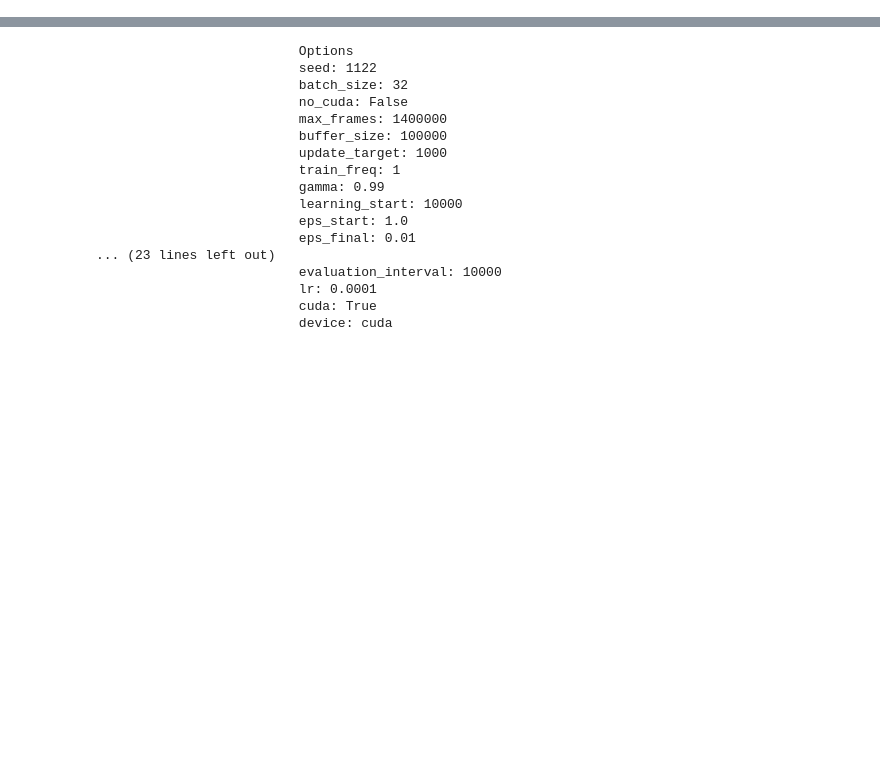
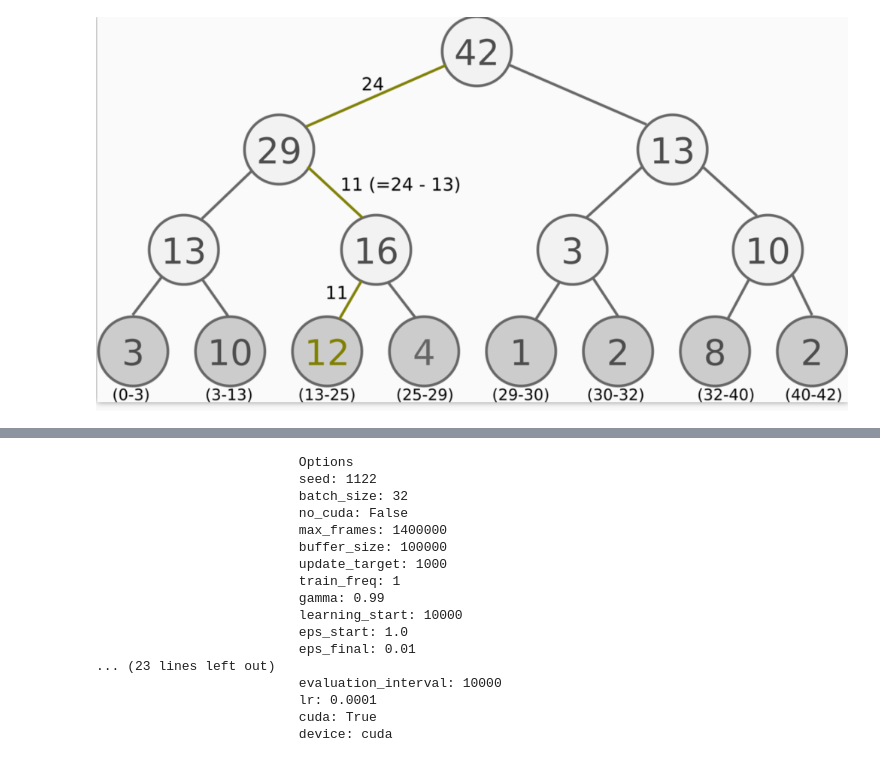
Before and after one commit to NMADALI97/NMADALI97-Rainbow-Combining-Improvements-in-Deep-Reinforcement-Learning, a Jupyter notebook: Rainbow.ipynb, the cells around one changed output, grey strips where cells are left out. Saved outputs shown, nothing was run; the diff lists cells and outputs as text; code cells hidden in the pictures; blank space fills up the shorter version.

```diff
--- a/Rainbow.ipynb
+++ b/Rainbow.ipynb
@@ -9,0 +70,5 @@ Successfully installed tensorboardX-1.9
+# %%
+from IPython.display import Image
+Image('plot1.png')
+# %% [output]
+[figure, added]
```
Also changed, not shown: parts of 17 cells of this notebook, 3 other files.
